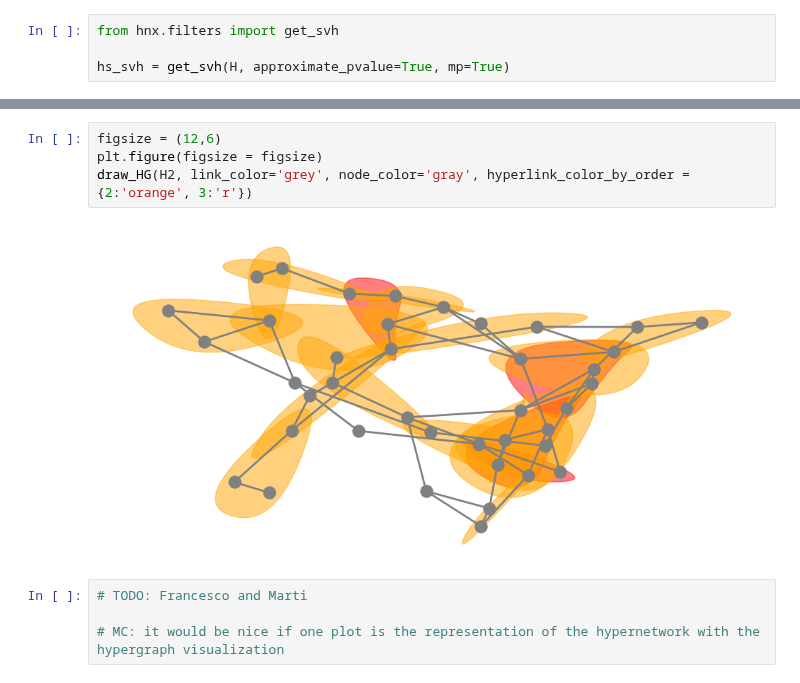
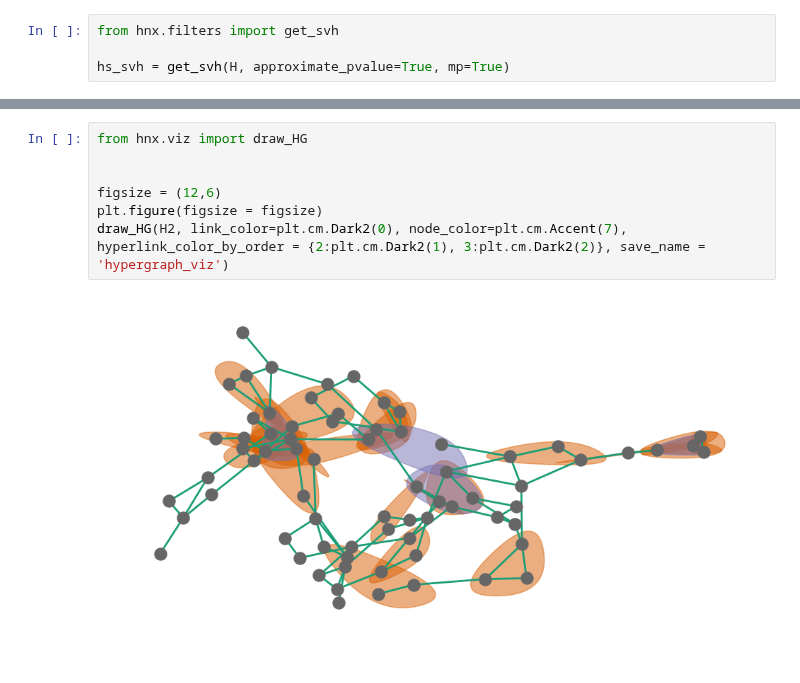
Before and after one commit to HGX-Team/hypergraphx, a Jupyter notebook: tutorials/analysis_paper-Copy1.ipynb, the cells around one changed output, grey strips where cells are left out. Drawn from its saved outputs; the diff is of its cells as text.

```diff
--- a/tutorials/analysis_paper-Copy1.ipynb
+++ b/tutorials/analysis_paper-Copy1.ipynb
@@ -485,10 +525,9 @@ H2 = H2.subhypergraph(lcc)
 # %%
+from hnx.viz import draw_HG
+
+
 figsize = (12,6)
 plt.figure(figsize = figsize)
-draw_HG(H2, link_color='grey', node_color='gray', hyperlink_color_by_order = {2:'orange', 3:'r'})
+draw_HG(H2, link_color=plt.cm.Dark2(0), node_color=plt.cm.Accent(7), hyperlink_color_by_order = {2:plt.cm.Dark2(1), 3:plt.cm.Dark2(2)}, save_name = 'hypergraph_viz')
 # %% [output]
-[figure, old version]
+[figure, new version]
-# %%
-# TODO: Francesco and Marti
-
-# MC: it would be nice if one plot is the representation of the hypernetwork with the hypergraph visualization
```
Also changed, not shown: parts of 15 cells of this notebook, 13 other files.
